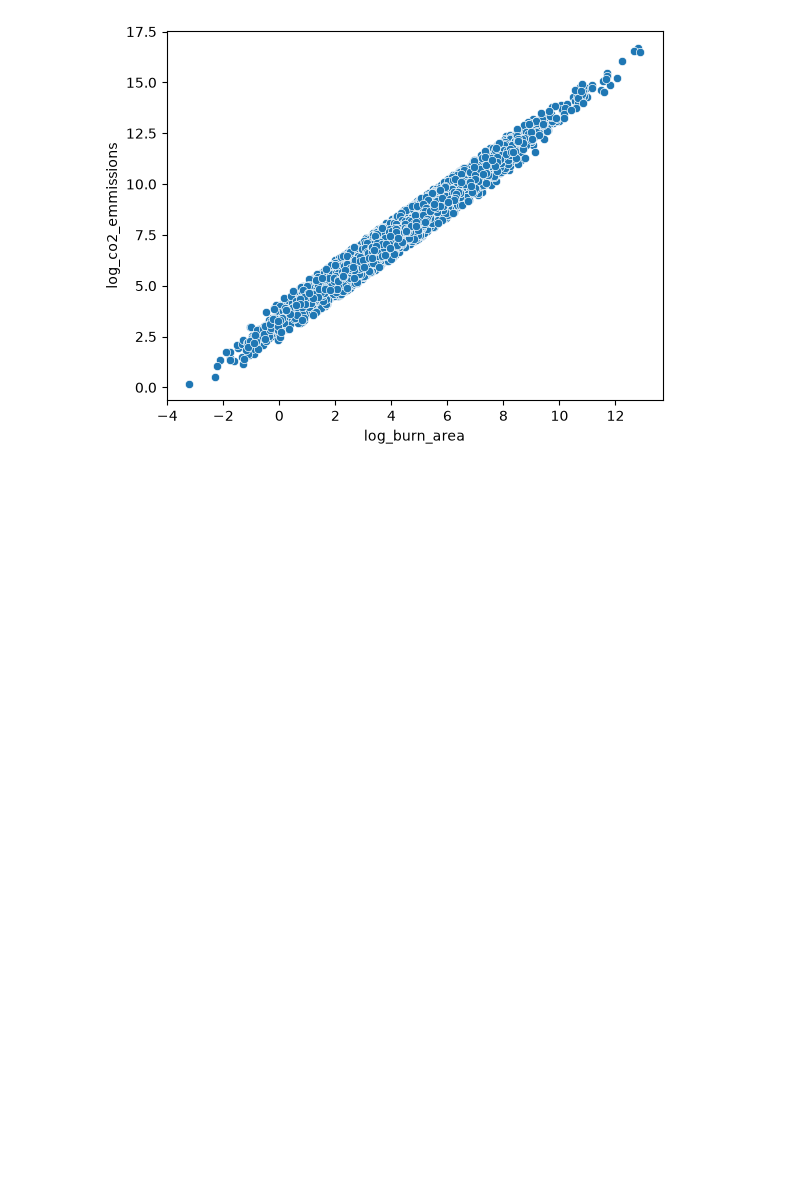
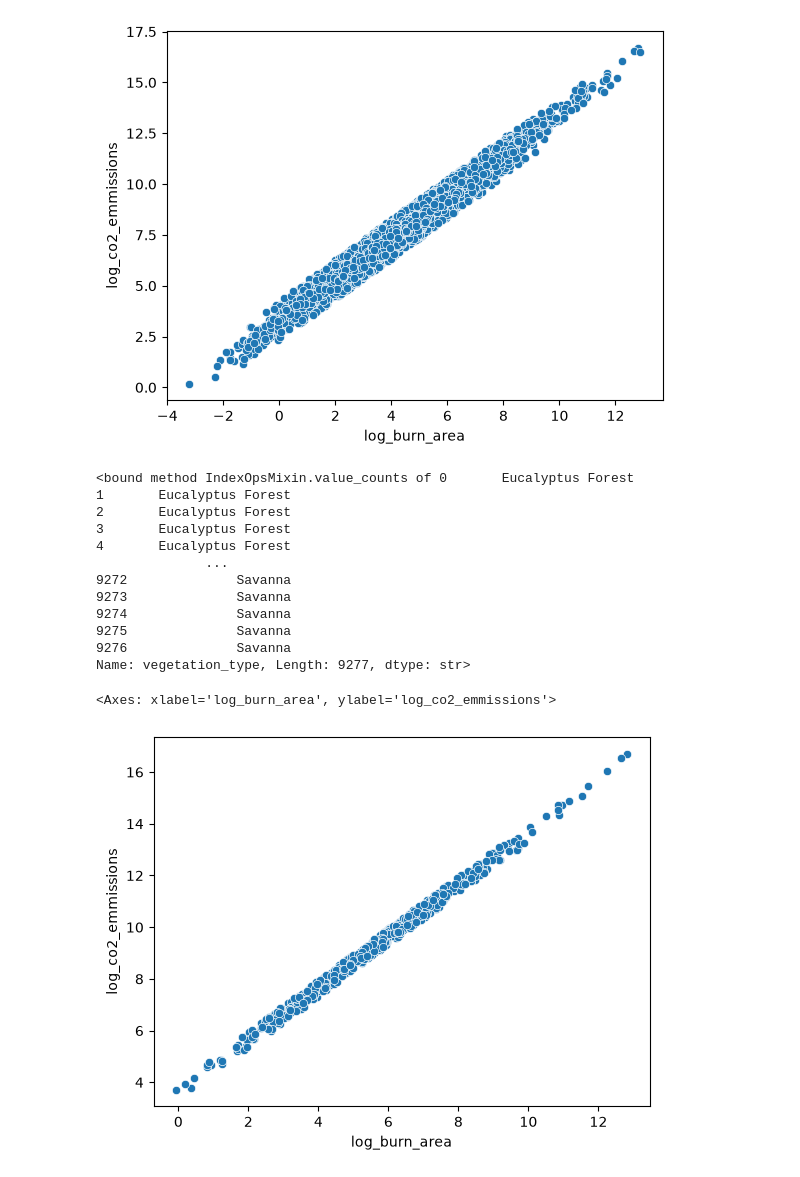
Before and after one commit to EdKinge/Wildfire-ML-Project, a Jupyter notebook: co2_prediction.ipynb, the cells around one changed output. Cells and saved outputs as stored; diff of their text form; code cells hidden in the pictures; blank space fills up the shorter version.

Commit message:
Vegetation type encoding

```diff
--- a/co2_prediction.ipynb
+++ b/co2_prediction.ipynb
@@ -118,4 +118,25 @@ sns.scatterplot(x=df["log_burn_area"], y=df["log_co2_emmissions"])
 # %% [output]
 <Axes: xlabel='log_burn_area', ylabel='log_co2_emmissions'>
 [figure]
+# %%
+eucalyptus_forest_df = df[df["vegetation_type"] == "Eucalyptus Forest"]
+
+print(df["vegetation_type"].value_counts)
+
+sns.scatterplot(x=eucalyptus_forest_df["log_burn_area"], y=eucalyptus_forest_df["log_co2_emmissions"])
+# %% [output]
+<bound method IndexOpsMixin.value_counts of 0       Eucalyptus Forest
+1       Eucalyptus Forest
+2       Eucalyptus Forest
+3       Eucalyptus Forest
+4       Eucalyptus Forest
+              ...
+9272              Savanna
+9273              Savanna
+9274              Savanna
+9275              Savanna
+9276              Savanna
+Name: vegetation_type, Length: 9277, dtype: str>
+<Axes: xlabel='log_burn_area', ylabel='log_co2_emmissions'>
+[figure, added]
 # %%
```
Also changed, not shown: parts of 2 cells of this notebook.
